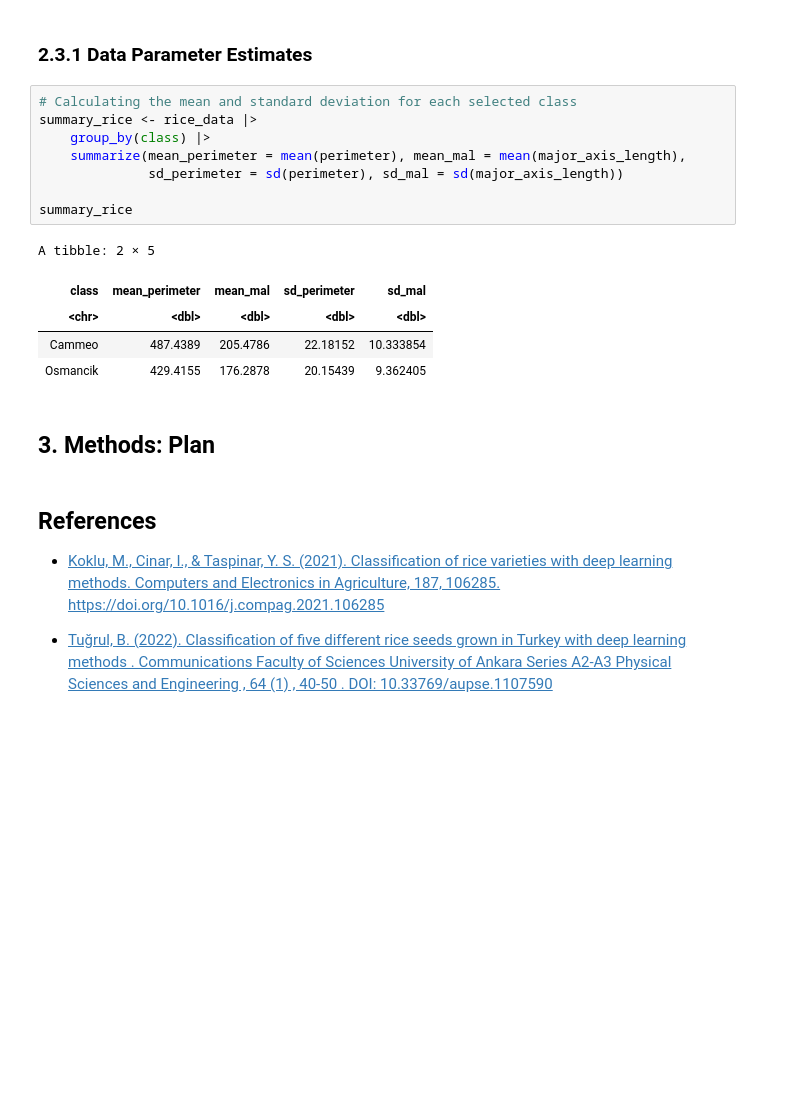
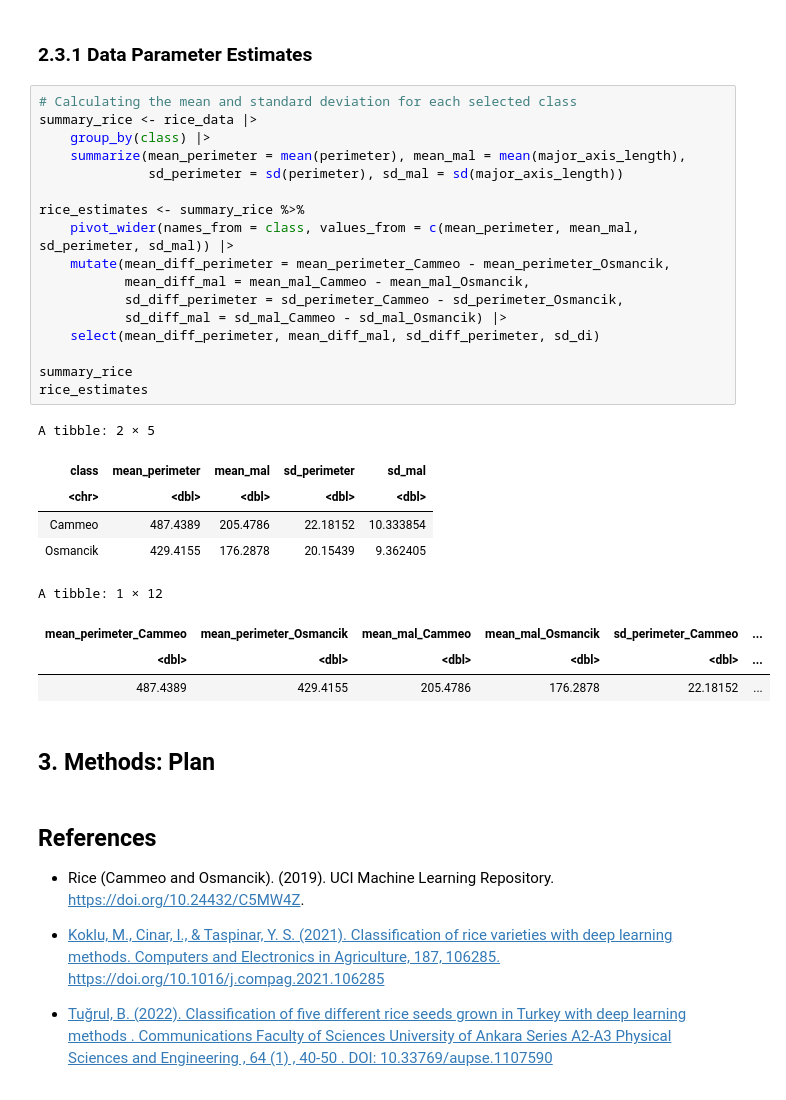
Before and after one commit to yun-sky/STAT-201-Project, a Jupyter notebook: mainproposal.ipynb, the cells around one changed output. Drawn from its saved outputs; the diff is of its cells as text; blank space fills up the shorter version.

Commit message:
added additional parameter estimates

```diff
--- a/mainproposal.ipynb
+++ b/mainproposal.ipynb
@@ -104,21 +104,35 @@ grid.arrange(peri_plot, mal_plot, ncol = 2)
 # %%
 # Calculating the mean and standard deviation for each selected class
 summary_rice <- rice_data |>
     group_by(class) |>
     summarize(mean_perimeter = mean(perimeter), mean_mal = mean(major_axis_length),
               sd_perimeter = sd(perimeter), sd_mal = sd(major_axis_length))
 
+rice_estimates <- summary_rice %>%
+    pivot_wider(names_from = class, values_from = c(mean_perimeter, mean_mal, sd_perimeter, sd_mal)) |>
+    mutate(mean_diff_perimeter = mean_perimeter_Cammeo - mean_perimeter_Osmancik,
+           mean_diff_mal = mean_mal_Cammeo - mean_mal_Osmancik,
+           sd_diff_perimeter = sd_perimeter_Cammeo - sd_perimeter_Osmancik,
+           sd_diff_mal = sd_mal_Cammeo - sd_mal_Osmancik) |>
+    select(mean_diff_perimeter, mean_diff_mal, sd_diff_perimeter, sd_di)
+
 summary_rice
+rice_estimates
 # %% [output]
 A tibble: 2 × 5
 | class | mean_perimeter | mean_mal | sd_perimeter | sd_mal |
 | <chr> | <dbl> | <dbl> | <dbl> | <dbl> |
 | Cammeo | 487.4389 | 205.4786 | 22.18152 | 10.333854 |
 | Osmancik | 429.4155 | 176.2878 | 20.15439 | 9.362405 |
+A tibble: 1 × 12
+| mean_perimeter_Cammeo | mean_perimeter_Osmancik | mean_mal_Cammeo | mean_mal_Osmancik | sd_perimeter_Cammeo | ... |
+| <dbl> | <dbl> | <dbl> | <dbl> | <dbl> | ... |
+| 487.4389 | 429.4155 | 205.4786 | 176.2878 | 22.18152 | ... |
 # %% [markdown]
 ## 3. Methods: Plan
 # %% [markdown]
 ## References
+- Rice (Cammeo and Osmancik). (2019). UCI Machine Learning Repository. https://doi.org/10.24432/C5MW4Z.
+
 - [Koklu, M., Cinar, I., & Taspinar, Y. S. (2021). Classification of rice varieties with deep learning methods. Computers and Electronics in Agriculture, 187, 106285. https://doi.org/10.1016/j.compag.2021.106285](https://www.sciencedirect.com/science/article/pii/S0168169921003021)
-
 - [Tuğrul, B. (2022). Classification of five different rice seeds grown in Turkey with deep learning methods . Communications Faculty of Sciences University of Ankara Series A2-A3 Physical Sciences and Engineering , 64 (1) , 40-50 . DOI: 10.33769/aupse.1107590](https://dergipark.org.tr/en/pub/aupse/issue/68241/1107590)
```
Also changed, not shown: parts of 4 cells of this notebook.
